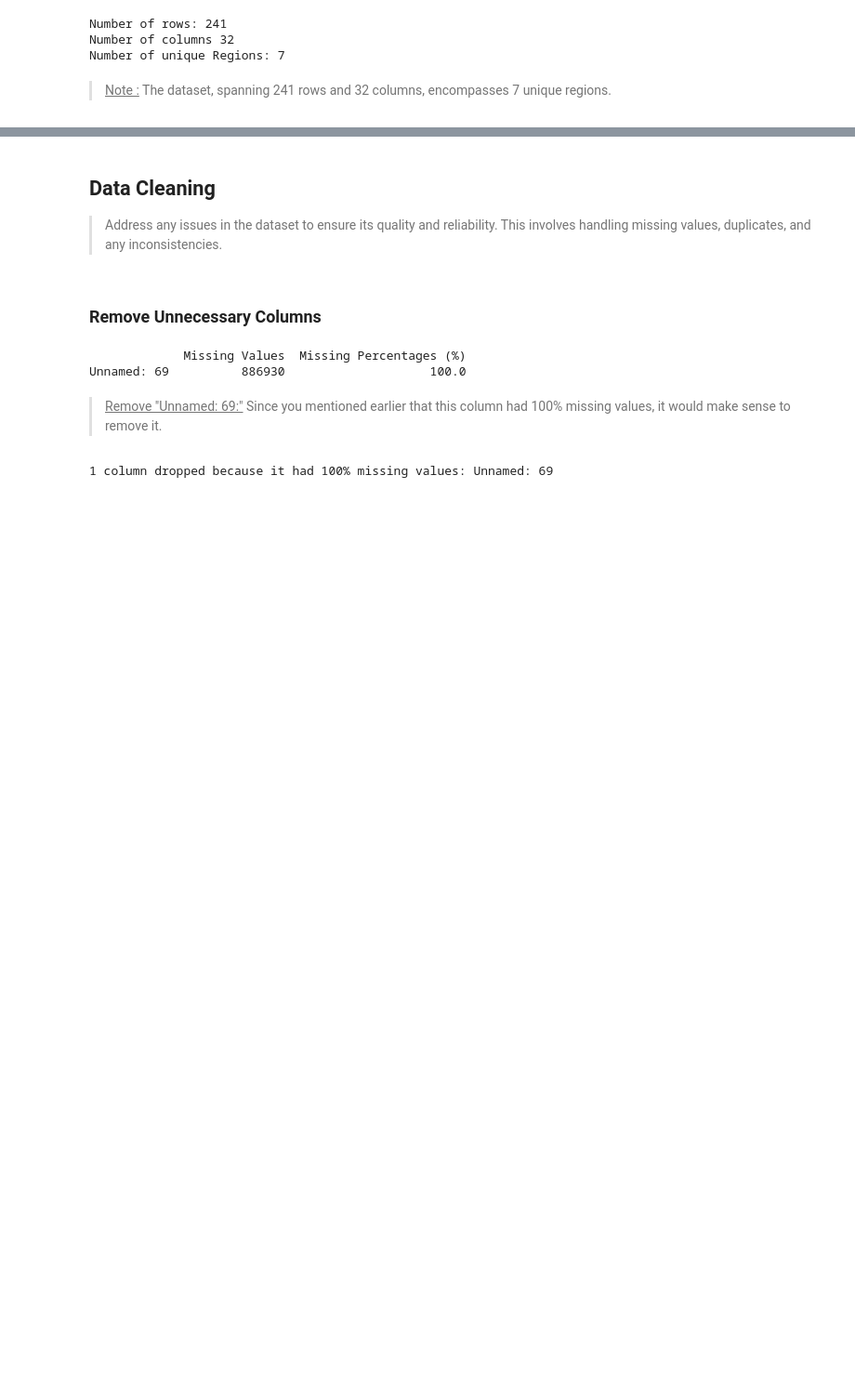
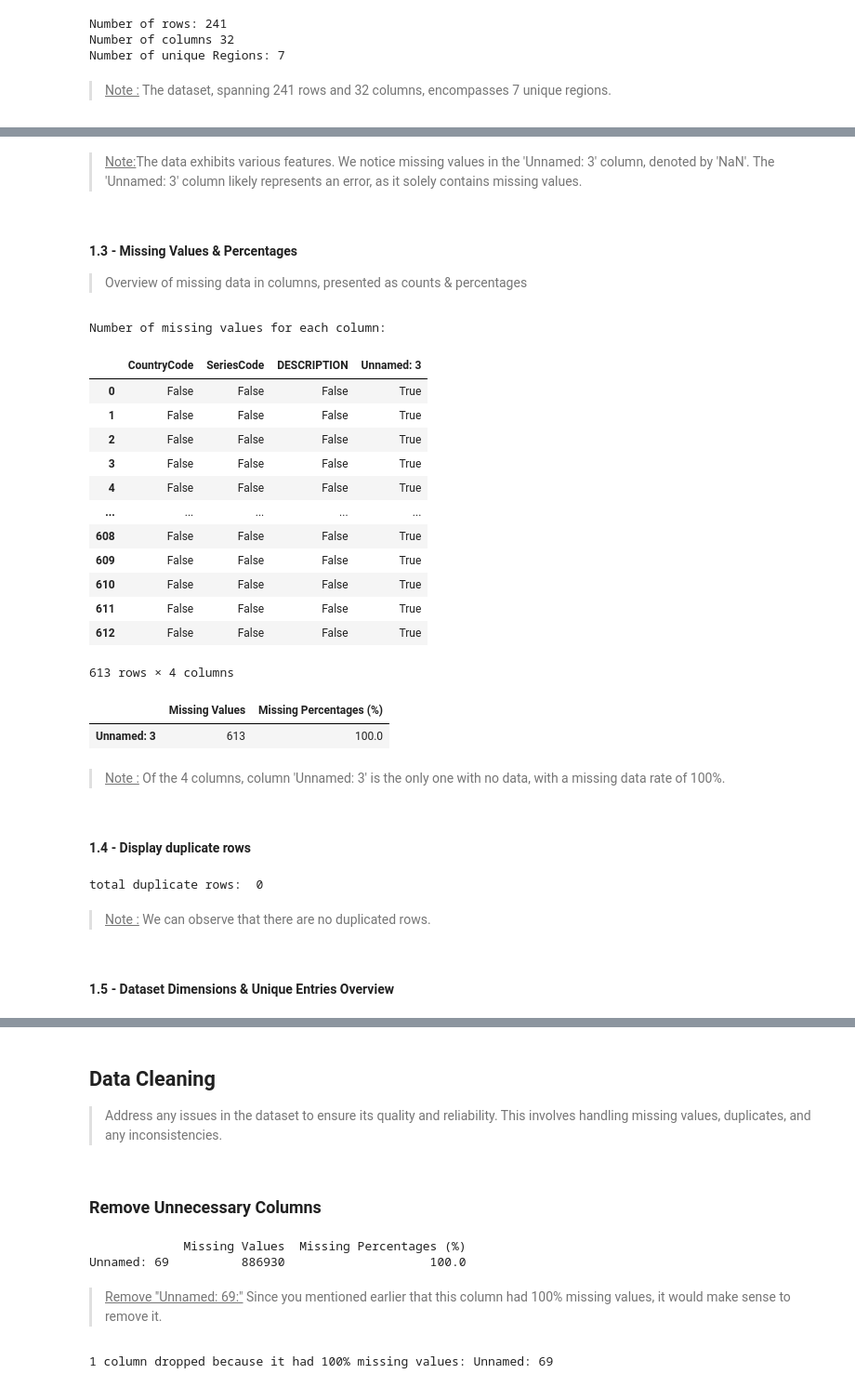
Before and after one commit to MasterCodeDevelop/academy, a Jupyter notebook: netebook.ipynb, the cells around one changed output, grey strips where cells are left out. Shown at 93% size. Saved outputs shown, nothing was run; the diff lists cells and outputs as text; code cells hidden in the pictures; blank space fills up the shorter version.

Commit message:
Added initial analysis of 'EdStatsCountry-Series.csv' to 'Initial Data Exploration' section. Consolidated findings under 'EdStatsCountry-Series' subsection with associated remarks.

```diff
--- a/netebook.ipynb
+++ b/netebook.ipynb
@@ -507,0 +550,41 @@ L'ensemble de données, s'étendant sur 241 lignes et 32 colonnes, contient des
+# %% [markdown]
+> <u>Note:</u>The data exhibits various features. We notice missing values in the 'Unnamed: 3' column, denoted by 'NaN'. The 'Unnamed: 3' column likely represents an error, as it solely contains missing values.
+# %% [markdown]
+#### 1.3 - Missing Values & Percentages
+> Overview of missing data in columns, presented as counts & percentages
+# %%
+print("\nNumber of missing values for each column:")
+COUNTRY_SERIES.isnull()
+# %% [output]
+Number of missing values for each column:
+|  | CountryCode | SeriesCode | DESCRIPTION | Unnamed: 3 |
+| 0 | False | False | False | True |
+| 1 | False | False | False | True |
+| 2 | False | False | False | True |
+| 3 | False | False | False | True |
+| 4 | False | False | False | True |
+| ... | ... | ... | ... | ... |
+| 608 | False | False | False | True |
+| 609 | False | False | False | True |
+| 610 | False | False | False | True |
+| 611 | False | False | False | True |
+| 612 | False | False | False | True |
+613 rows × 4 columns
+# %%
+missing_values_table(COUNTRY_SERIES)
+# %% [output]
+|  | Missing Values | Missing Percentages (%) |
+| Unnamed: 3 | 613 | 100.0 |
+# %% [markdown]
+> <u>Note :</u> Of the 4 columns, column 'Unnamed: 3' is the only one with no data, with a missing data rate of 100%.
+# %% [markdown]
+#### 1.4 - Display duplicate rows
+# %%
+duplicated_rows = COUNTRY_SERIES.duplicated().sum()
+print(f"total duplicate rows:  {duplicated_rows}")
+# %% [output]
+total duplicate rows:  0
+# %% [markdown]
+> <u>Note :</u> We can observe that there are no duplicated rows.
+# %% [markdown]
+#### 1.5 - Dataset Dimensions & Unique Entries Overview
```
Also changed, not shown: parts of 23 cells of this notebook.
